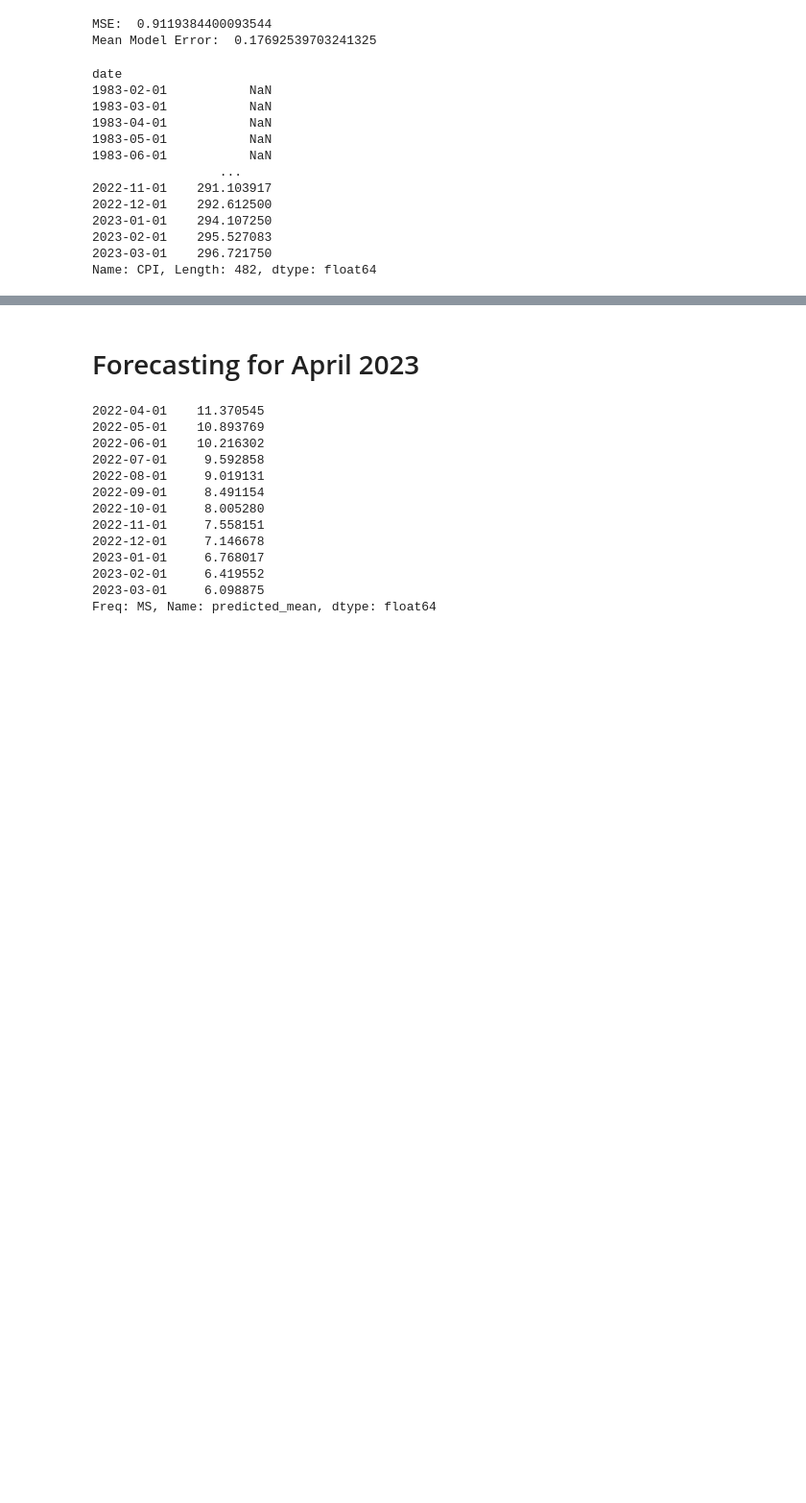
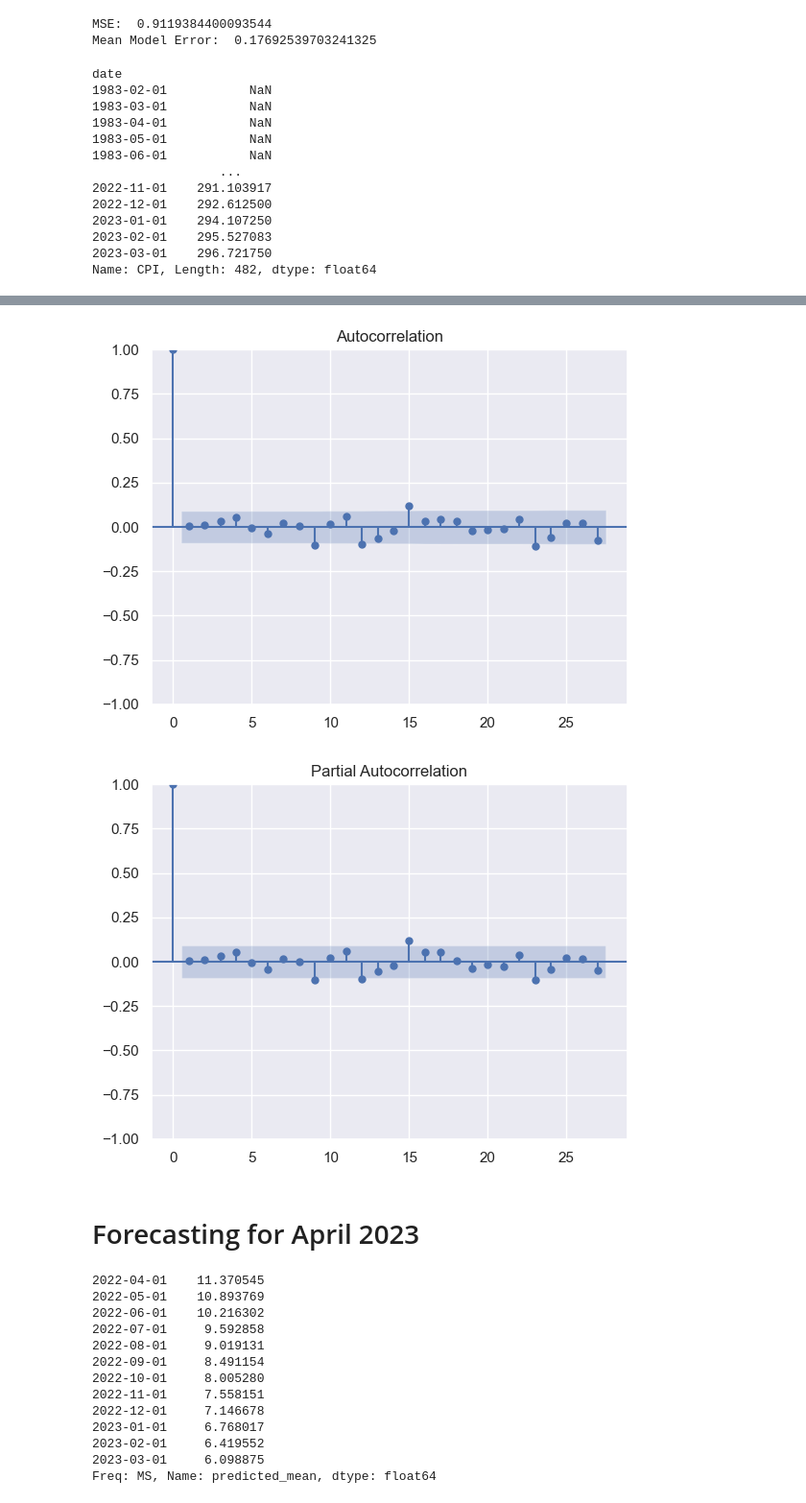
Before and after one commit to RaminVali/Time_Series_Project, a Jupyter notebook: ARIMA_GARCH_Prophet.ipynb, the cells around one changed output, grey strips where cells are left out. Shown at 96% size. Saved outputs shown, nothing was run; the diff lists cells and outputs as text; code cells hidden in the pictures; blank space fills up the shorter version.

```diff
--- a/ARIMA1.ipynb
+++ b/ARIMA_GARCH_Prophet.ipynb
@@ -578,3 +589,10 @@ Name: CPI, Length: 482, dtype: float64
+# %%
+acf_res = plot_acf(residuals)
+
+pacf_res = plot_pacf(residuals)
+# %% [output]
+[figure, added]
+[figure, added]
 # %% [markdown]
 # Forecasting for April 2023
 # %%
```
Also changed, not shown: parts of 25 cells of this notebook.
